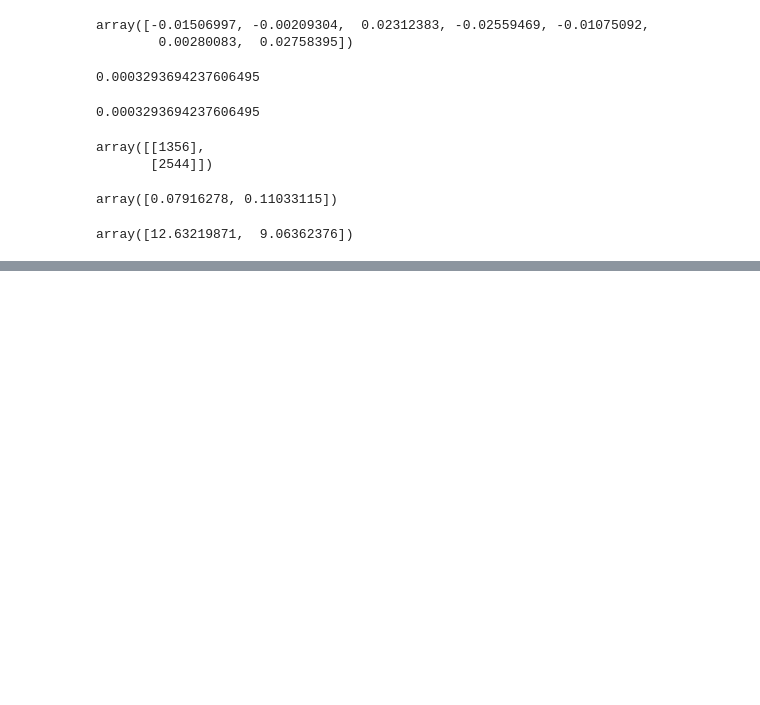
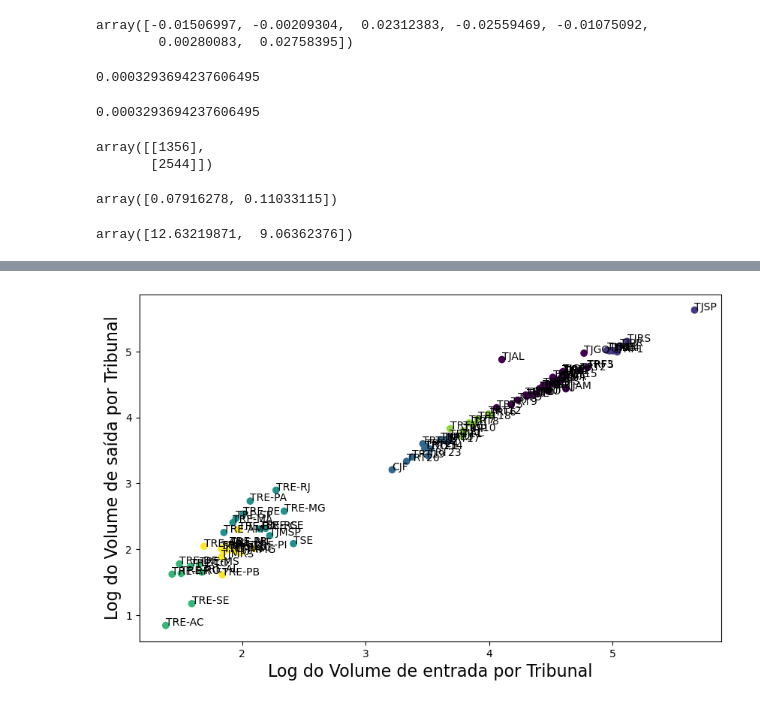
Before and after one commit to penasta/NLP, a Jupyter notebook: niajus_curso2.ipynb, the cells around one changed output, grey strips where cells are left out. Drawn from its saved outputs; the diff is of its cells as text; code cells hidden in the pictures; blank space fills up the shorter version.

```diff
--- a/niajus_curso2.ipynb
+++ b/niajus_curso2.ipynb
@@ -75,0 +234,13 @@ array([12.63219871,  9.06362376])
+# %%
+# Primeiramente, montamos uma tripla com os dados usando a função zip()
+data = list(zip(ds_tribunal.log_ind1, ds_tribunal.log_ind2, ds_tribunal.log_ind3))
+
+# Aplicamos a clusterização aglomerativa, informando que queremos 7 clusters, por afinidade euclidiana
+hierarchical_cluster = AgglomerativeClustering(n_clusters=7, affinity='euclidean', linkage='ward')
+
+# Obtemos a classificação dos tribunais no vetor labels
+labels = hierarchical_cluster.fit_predict(data)
+
+# Imprimimos a lista de labels para cada tribunal
+print(labels)
+print(ds_tribunal.sigla_tribunal.values)
@@ -75,0 +261,10 @@ array([12.63219871,  9.06362376])
+# %%
+plt.figure(figsize=(10,6))
+plt.scatter(ds_tribunal.log_ind1, ds_tribunal.log_ind3, c=labels)
+for i, txt in enumerate(ds_tribunal.sigla_tribunal):
+    plt.annotate(txt, (ds_tribunal.log_ind1[i], ds_tribunal.log_ind3[i]))
+plt.xlabel("Log do Volume de entrada por Tribunal", fontsize=16)
+plt.ylabel("Log do Volume de saída por Tribunal", fontsize=16)
+plt.show()
+# %% [output]
+[figure, added]
```
Also changed, not shown: parts of 20 cells of this notebook.
